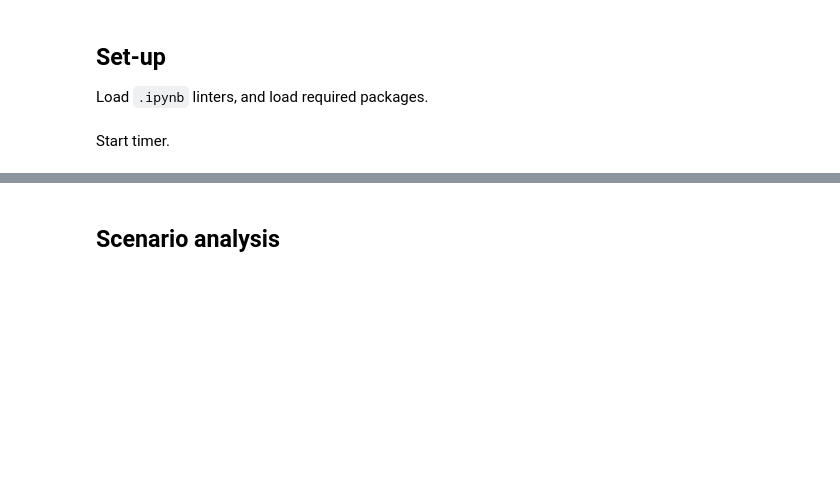
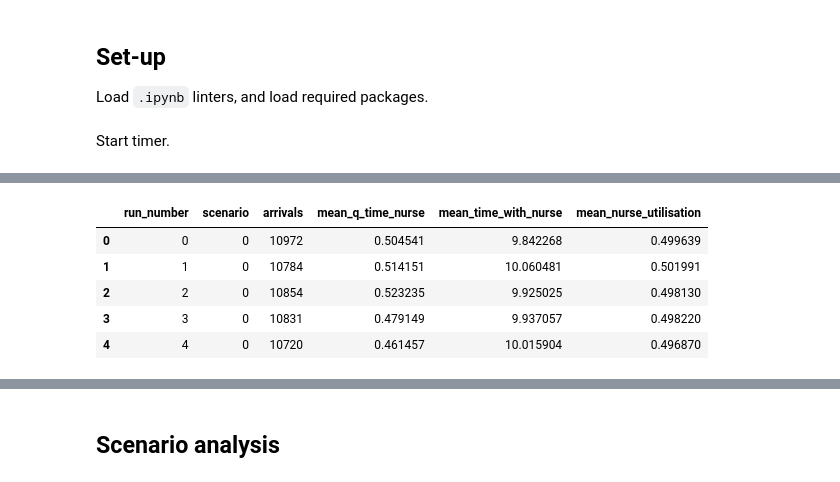
Before and after one commit to pythonhealthdatascience/pydesrap_mms, a Jupyter notebook: scripts/analysis.ipynb, the cells around one changed output, grey strips where cells are left out. Cells and saved outputs as stored; diff of their text form; code cells hidden in the pictures; blank space fills up the shorter version.

Commit message:
feat(csv): give examples with outputs saved to files

```diff
--- a/scripts/analysis.ipynb
+++ b/scripts/analysis.ipynb
@@ -40,0 +58,10 @@ trial.run_trial()
+# %%
+display(trial.trial_results_df.head())
+trial.trial_results_df.to_csv('../outputs/example_trial.csv', index=False)
+# %% [output]
+|  | run_number | scenario | arrivals | mean_q_time_nurse | mean_time_with_nurse | mean_nurse_utilisation |
+| 0 | 0 | 0 | 10972 | 0.504541 | 9.842268 | 0.499639 |
+| 1 | 1 | 0 | 10784 | 0.514151 | 10.060481 | 0.501991 |
+| 2 | 2 | 0 | 10854 | 0.523235 | 9.925025 | 0.498130 |
+| 3 | 3 | 0 | 10831 | 0.479149 | 9.937057 | 0.498220 |
+| 4 | 4 | 0 | 10720 | 0.461457 | 10.015904 | 0.496870 |
```
Also changed, not shown: parts of 10 cells of this notebook, 5 other files.
